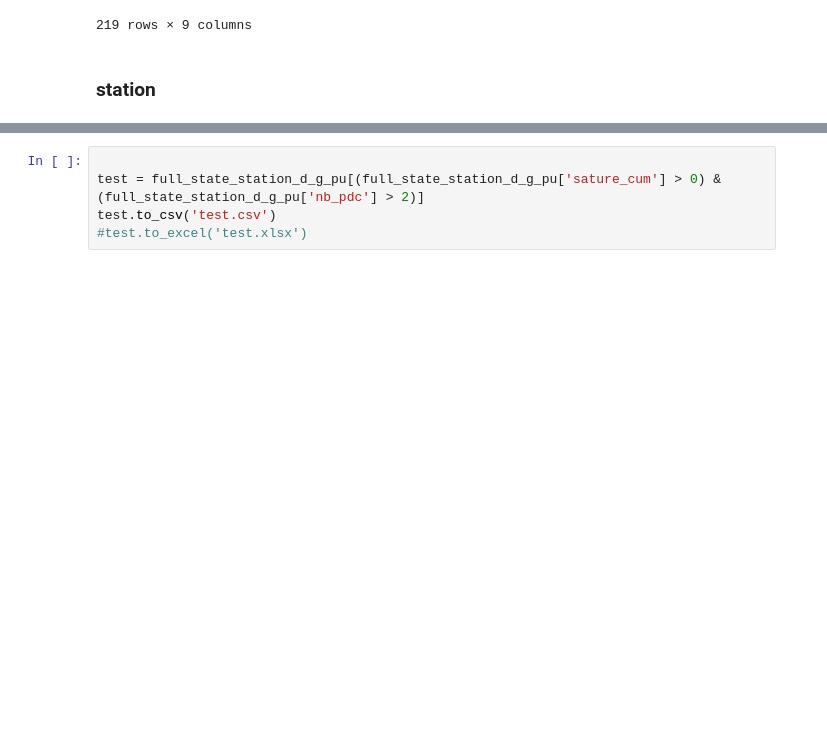
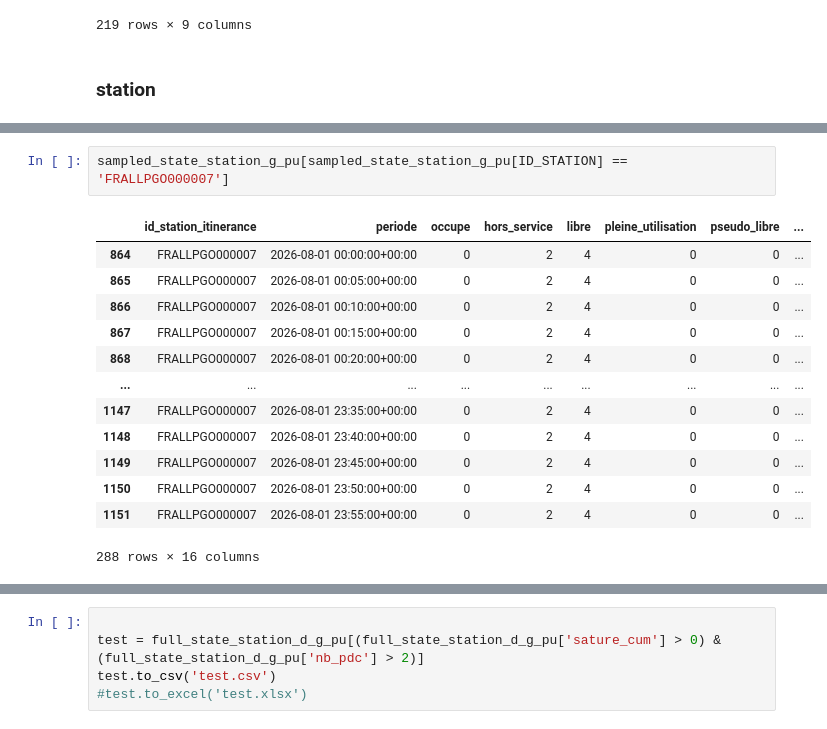
Before and after one commit to loco-labs/qualicharge-rtet, a Jupyter notebook: saturation/source/tests_global.ipynb, the cells around one changed output, grey strips where cells are left out. Cells and saved outputs as stored; diff of their text form; blank space fills up the shorter version.

```diff
--- a/saturation/source/tests_global.ipynb
+++ b/saturation/source/tests_global.ipynb
@@ -274,0 +329,16 @@ full_state_station_d_g_pu
+# %%
+sampled_state_station_g_pu[sampled_state_station_g_pu[ID_STATION] == 'FRALLPGO000007']
+# %% [output]
+|  | id_station_itinerance | periode | occupe | hors_service | libre | pleine_utilisation | pseudo_libre | ... |
+| 864 | FRALLPGO000007 | 2026-08-01 00:00:00+00:00 | 0 | 2 | 4 | 0 | 0 | ... |
+| 865 | FRALLPGO000007 | 2026-08-01 00:05:00+00:00 | 0 | 2 | 4 | 0 | 0 | ... |
+| 866 | FRALLPGO000007 | 2026-08-01 00:10:00+00:00 | 0 | 2 | 4 | 0 | 0 | ... |
+| 867 | FRALLPGO000007 | 2026-08-01 00:15:00+00:00 | 0 | 2 | 4 | 0 | 0 | ... |
+| 868 | FRALLPGO000007 | 2026-08-01 00:20:00+00:00 | 0 | 2 | 4 | 0 | 0 | ... |
+| ... | ... | ... | ... | ... | ... | ... | ... | ... |
+| 1147 | FRALLPGO000007 | 2026-08-01 23:35:00+00:00 | 0 | 2 | 4 | 0 | 0 | ... |
+| 1148 | FRALLPGO000007 | 2026-08-01 23:40:00+00:00 | 0 | 2 | 4 | 0 | 0 | ... |
+| 1149 | FRALLPGO000007 | 2026-08-01 23:45:00+00:00 | 0 | 2 | 4 | 0 | 0 | ... |
+| 1150 | FRALLPGO000007 | 2026-08-01 23:50:00+00:00 | 0 | 2 | 4 | 0 | 0 | ... |
+| 1151 | FRALLPGO000007 | 2026-08-01 23:55:00+00:00 | 0 | 2 | 4 | 0 | 0 | ... |
+288 rows × 16 columns
```
Also changed, not shown: parts of 21 cells of this notebook, 1 other file.
